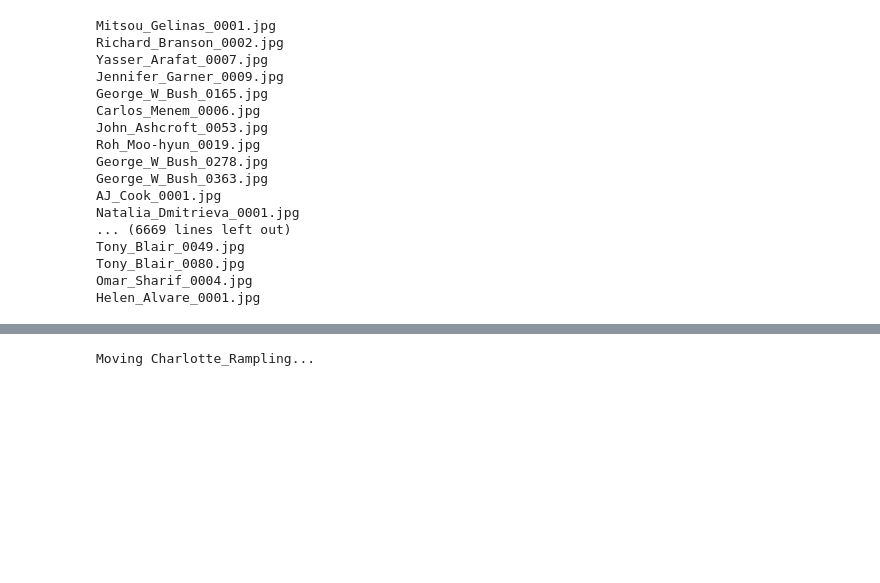
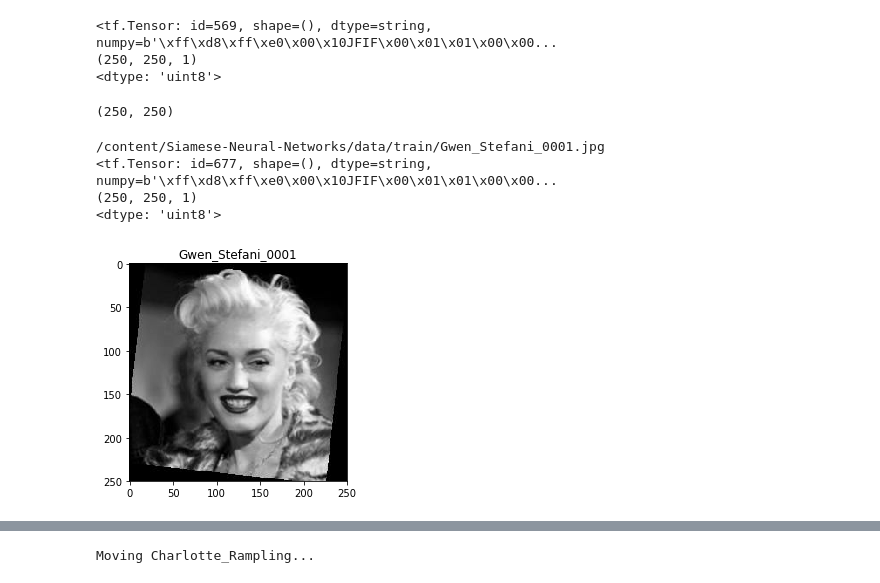
Before and after one commit to MahlerTom/SiameseNeuralNetworks, a Jupyter notebook: IntroToDeepEx02_Tom.ipynb, the cells around one changed output, grey strips where cells are left out. Drawn from its saved outputs; the diff is of its cells as text; code cells hidden in the pictures; blank space fills up the shorter version.

Commit message:
added load_and_preprocess_image which loads image as tensor

```diff
--- a/IntroToDeepEx02_Tom.ipynb
+++ b/IntroToDeepEx02_Tom.ipynb
@@ -42,7 +50,7 @@ def load_data(data_path, labels_file, print_imgs=3):
 
     print('##########################################')
 
-  rel_path = os.path.join(*data_paths[0].split('/')[:-1])
+  rel_path = os.path.join('/', *data_paths[0].split('/')[:-1])
   data_names = [ tip.split('/')[-1][:-4] for tip in data_paths ]
   data_paths_names_dict = { name: os.path.join(rel_path, name + '.jpg') for name in data_names }
 
@@ -58,9 +66,9 @@ def load_data(data_path, labels_file, print_imgs=3):
   return data_paths_names_dict, labels
 
 
-train_paths_names_dict, train_labels = load_data(train_path, labels_file=os.path.join(repo_path, 'trainPairs.txt'))
+train_paths_names_dict, train_labels = load_data(train_path, labels_file=os.path.join(repo_path, 'trainPairs.txt'), print_imgs=0)
 
-test_paths_names_dict, test_labels = load_data(train_path, labels_file=os.path.join(repo_path, 'testPairs.txt'))
+test_paths_names_dict, test_labels = load_data(train_path, labels_file=os.path.join(repo_path, 'testPairs.txt'), print_imgs=0)
 print(list(train_paths_names_dict.keys())[:3])
 print(list(train_paths_names_dict.values())[:3])
 print(train_labels[:3])
@@ -115,21 +81,46 @@ Helen_Alvare_0001
-# %%
-for f in os.listdir(train_path):
-  print(f)
-# %% [output]
-Mitsou_Gelinas_0001.jpg
-Richard_Branson_0002.jpg
-Yasser_Arafat_0007.jpg
-Jennifer_Garner_0009.jpg
-George_W_Bush_0165.jpg
-Carlos_Menem_0006.jpg
-John_Ashcroft_0053.jpg
-Roh_Moo-hyun_0019.jpg
-George_W_Bush_0278.jpg
-George_W_Bush_0363.jpg
-AJ_Cook_0001.jpg
-Natalia_Dmitrieva_0001.jpg
-... (6669 lines left out)
-Tony_Blair_0049.jpg
-Tony_Blair_0080.jpg
-Omar_Sharif_0004.jpg
-Helen_Alvare_0001.jpg
+# %%
+def preprocess_image(img_raw, norm=None, resize=None):
+  img_tensor = tf.image.decode_image(img_raw)
+  print(img_tensor.shape)
+#   print(img_tensor.dtype)
+
+  if resize is not None:
+    img_tensor = tf.image.resize(img_tensor, resize) # [192, 192]
+    print(img_tensor.shape)
+  if norm is not None:
+    img_tensor /= norm # 255.0
+    print(img_tensor.numpy().min())
+    print(img_tensor.numpy().max())
+
+  return img_tensor
+
+def load_and_preprocess_image(path, norm=None, resize=None):
+  img_raw = tf.io.read_file(img_path)
+  print(repr(img_raw)[:100]+"...")
+  return preprocess_image(img_raw, norm=norm, resize=resize)
+# %%
+np.squeeze(load_and_preprocess_image(img_path)).shape
+# %% [output]
+<tf.Tensor: id=569, shape=(), dtype=string, numpy=b'\xff\xd8\xff\xe0\x00\x10JFIF\x00\x01\x01\x00\x00...
+(250, 250, 1)
+<dtype: 'uint8'>
+(250, 250)
+# %%
+import matplotlib.pyplot as plt
+
+img_path = list(train_paths_names_dict.values())[0]
+print(img_path)
+# label = all_image_labels[0]
+
+plt.imshow(np.squeeze(load_and_preprocess_image(img_path)), cmap='gray', vmin=0, vmax=255)
+plt.grid(False)
+plt.title(list(train_paths_names_dict.keys())[0])
+# plt.xlabel(img_path)
+# plt.title(label_names[label].title())
+print()
+# %% [output]
+/content/Siamese-Neural-Networks/data/train/Gwen_Stefani_0001.jpg
+<tf.Tensor: id=677, shape=(), dtype=string, numpy=b'\xff\xd8\xff\xe0\x00\x10JFIF\x00\x01\x01\x00\x00...
+(250, 250, 1)
+<dtype: 'uint8'>
+[figure, added]
```
Also changed, not shown: parts of 16 cells of this notebook.
